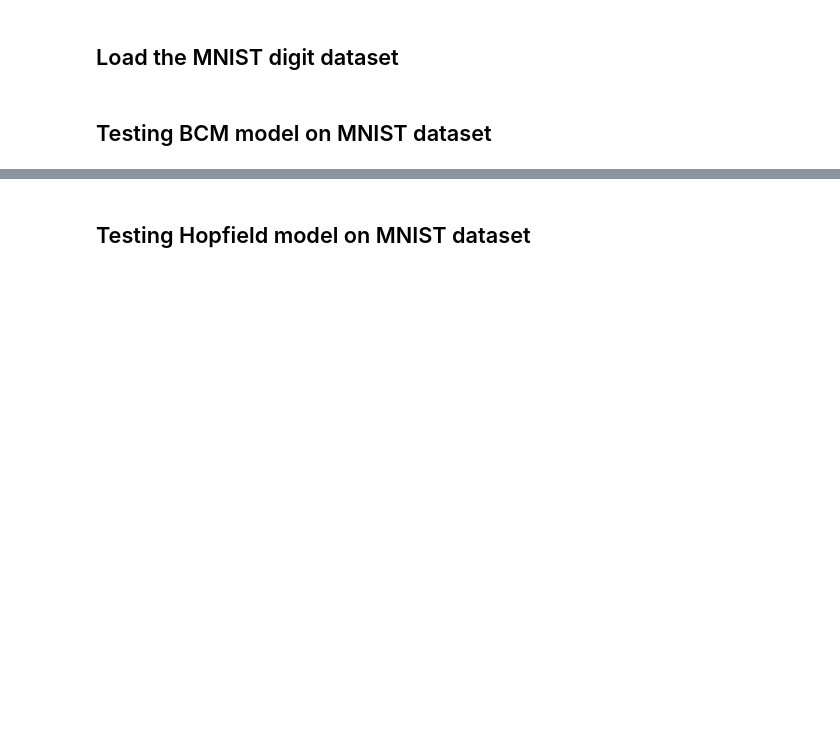
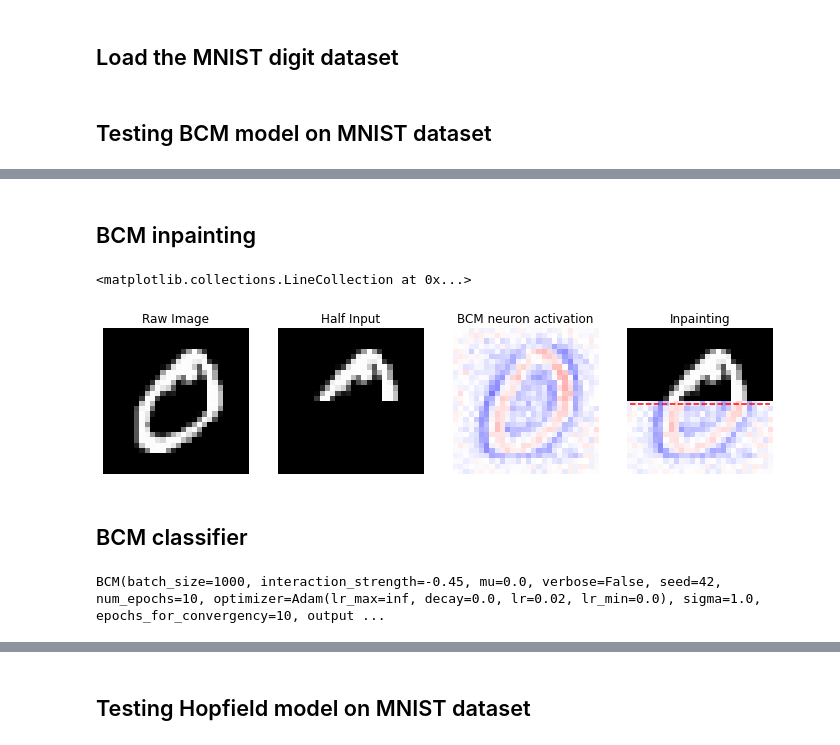
Before and after one commit to Nico-Curti/plasticity, a Jupyter notebook: example/python_models.ipynb, the cells around one changed output, grey strips where cells are left out. Drawn from its saved outputs; the diff is of its cells as text; code cells hidden in the pictures; blank space fills up the shorter version.

Commit message:
add stop criteria and first classifier/inpainting examples

```diff
--- a/example/python_models.ipynb
+++ b/example/python_models.ipynb
@@ -40,0 +31,50 @@ view_weights (model.weights, dims=(28, 28))
+# %% [markdown]
+## BCM inpainting
+# %%
+import numpy as np
+import pylab as plt
+
+idx = 1
+reference_data = X[idx].reshape(28, 28)
+half_input = reference_data.copy()
+# nullify the lower section of the image
+half_input[14:, :] = 0.
+
+# prediction with linear activation function
+prediction = np.einsum('ij, kj -> ik', model.weights, half_input.reshape(1, -1), optimize=True).T
+# select the neuron connections with the highest response
+best_neuron = model.weights[np.argmax(prediction)].reshape(28, 28)
+
+inpaint = half_input.copy()
+# use the neuron connections to complete the image
+inpaint[14:, :] = best_neuron[14:, :]
+# %%
+nc = np.amax(np.abs(model.weights))
+
+fig, (ax1, ax2, ax3, ax4) = plt.subplots(nrows=1, ncols=4, figsize=(12, 12))
+ax1.set_title('Raw Image')
+ax1.imshow(reference_data, cmap='gray'); ax1.axis('off')
+ax2.set_title('Half Input')
+ax2.imshow(half_input, cmap='gray'); ax2.axis('off')
+ax3.set_title('BCM neuron activation')
+ax3.imshow(best_neuron, cmap='bwr', vmin=-nc, vmax=nc); ax3.axis('off')
+ax4.set_title('Inpainting')
+ax4.imshow(inpaint, cmap='bwr', vmin=-nc, vmax=nc); ax4.axis('off')
+ax4.imshow(inpaint[:14, :], cmap='gray')
+ax4.hlines(14, 0, 27, color='r', linestyle='dashed')
+# %% [output]
+<matplotlib.collections.LineCollection at 0x...>
+[figure, added]
+# %% [markdown]
+## BCM classifier
+# %%
+from sklearn.preprocessing import OneHotEncoder
+
+y_categorical = y.astype('int').reshape(-1, 1)
+y_categorical = OneHotEncoder(sparse=False).fit_transform(y_categorical)
+
+model = BCM(outputs=200, num_epochs=10, optimizer=Adam(learning_rate=4e-2), interaction_strength=-0.45,
+            activation='Relu', batch_size=1000, verbose=False)
+model.fit(X, y=y_categorical)
+# %% [output]
+BCM(batch_size=1000, interaction_strength=-0.45, mu=0.0, verbose=False, seed=42, num_epochs=10, optimizer=Adam(lr_max=inf, decay=0.0, lr=0.02, lr_min=0.0), sigma=1.0, epochs_for_convergency=10, output ...
```
Also changed, not shown: parts of 23 cells of this notebook, 43 other files.
